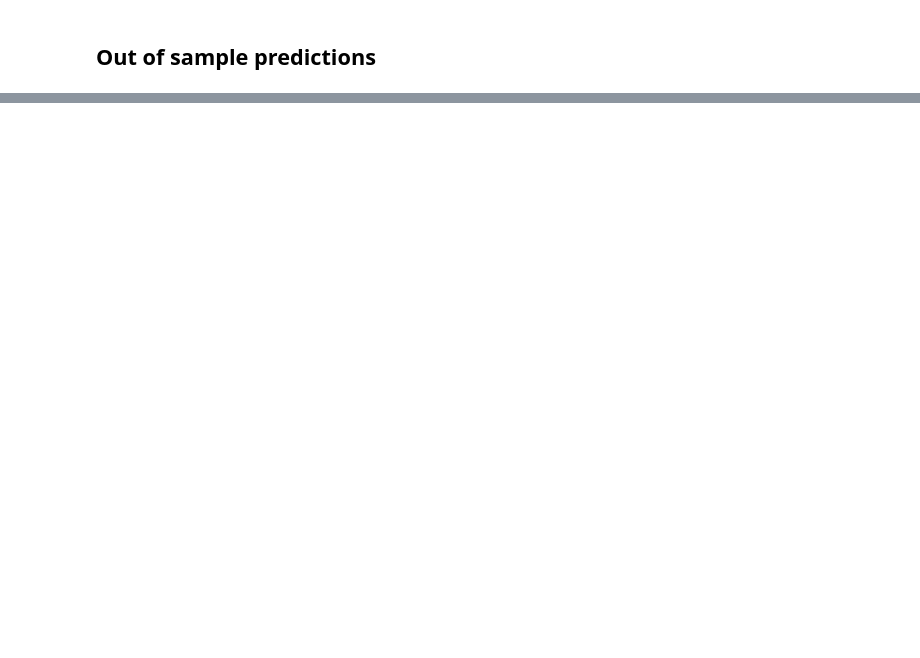
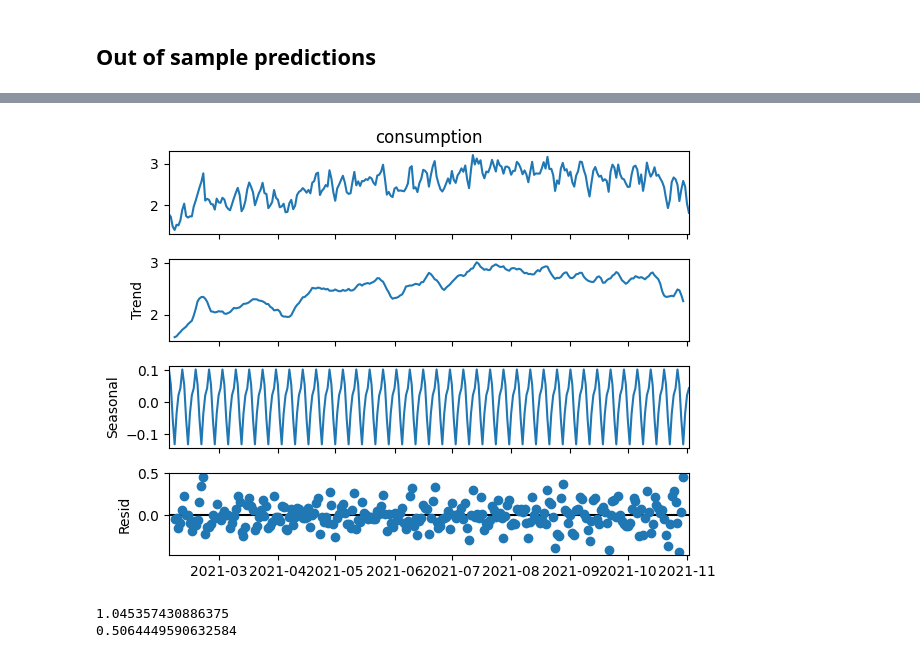
Before and after one commit to e-thorbeck/campus_emissions, a Jupyter notebook: AimeInitialDE.ipynb, the cells around one changed output, grey strips where cells are left out. Saved outputs shown, nothing was run; the diff lists cells and outputs as text; code cells hidden in the pictures; blank space fills up the shorter version.

```diff
--- a/AimeInitialDE.ipynb
+++ b/AimeInitialDE.ipynb
@@ -368,0 +432,11 @@ plt.show()
+# %%
+seasonal_decompose(test["consumption"]).plot();
+# %% [output]
+[figure, added]
+# %%
+model_mae = (test["consumption"] - preds_df["preds"]).mean()
+print(model_mae)
+print(baseline_mae)
+# %% [output]
+1.045357430886375
+0.5064449590632584
```
Also changed, not shown: parts of 15 cells of this notebook.
